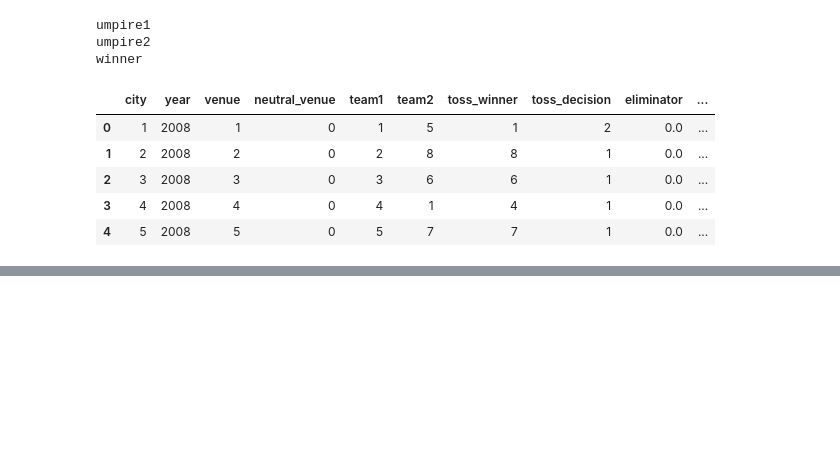
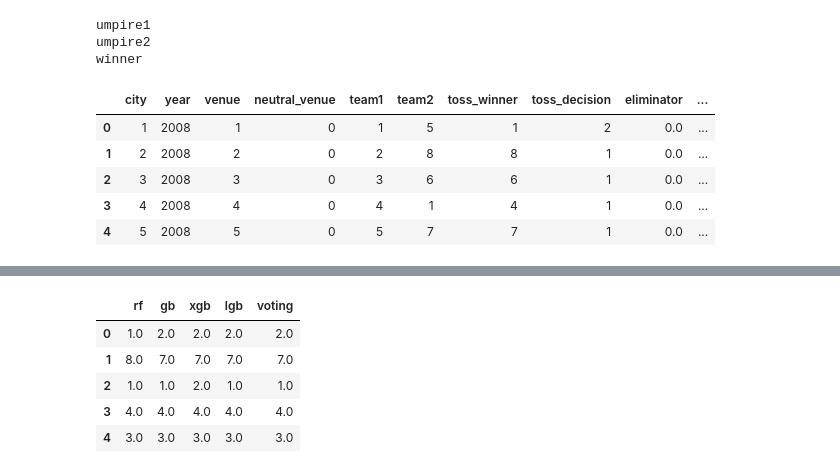
Before and after one commit to SharanDHONI/Kaggle-IPL-analysis, a Jupyter notebook: Match Results/Machine Learning.ipynb, the cells around one changed output, grey strips where cells are left out. Drawn from its saved outputs; the diff is of its cells as text; code cells hidden in the pictures; blank space fills up the shorter version.

```diff
--- a/Match Results/Machine Learning.ipynb
+++ b/Match Results/Machine Learning.ipynb
@@ -177,0 +467,11 @@ y = ml.winner
+# %%
+lgb.fit(xtrain,ytrain)
+lgb_test_pred = lgb.predict(xtest)
+lgb_test_pp = lgb.predict_proba(xtest)
+lgb_test_acc = accuracy_score(ytest,lgb_test_pred)
+lgb_cf = confusion_matrix(ytest,lgb_test_pred)
+lgb_cr = classification_report(ytest,lgb_test_pred)
+
+print('accuracy :',lgb_test_acc)
+print('\nconf. matric :\n\n',lgb_cf)
+print('\nclassification report :\n',lgb_cr)
@@ -177,0 +496,21 @@ y = ml.winner
+# %%
+preds = pd.DataFrame({'rf':rf_test_pred,'gb':gb_test_pred,'xgb':xgb_test_pred,'lgb':lgb_test_pred})
+# %%
+vote = []
+for i in preds.index:
+    vote.append(preds.iloc[i].mode().tolist())
+preds['voting'] = vote
+# %%
+v2 = []
+for i in vote:
+    v2.append(i[0])
+preds['voting'] = v2
+# %%
+preds.head()
+# %% [output]
+|  | rf | gb | xgb | lgb | voting |
+| 0 | 1.0 | 2.0 | 2.0 | 2.0 | 2.0 |
+| 1 | 8.0 | 7.0 | 7.0 | 7.0 | 7.0 |
+| 2 | 1.0 | 1.0 | 2.0 | 1.0 | 1.0 |
+| 3 | 4.0 | 4.0 | 4.0 | 4.0 | 4.0 |
+| 4 | 3.0 | 3.0 | 3.0 | 3.0 | 3.0 |
```
Also changed, not shown: parts of 28 cells of this notebook.
